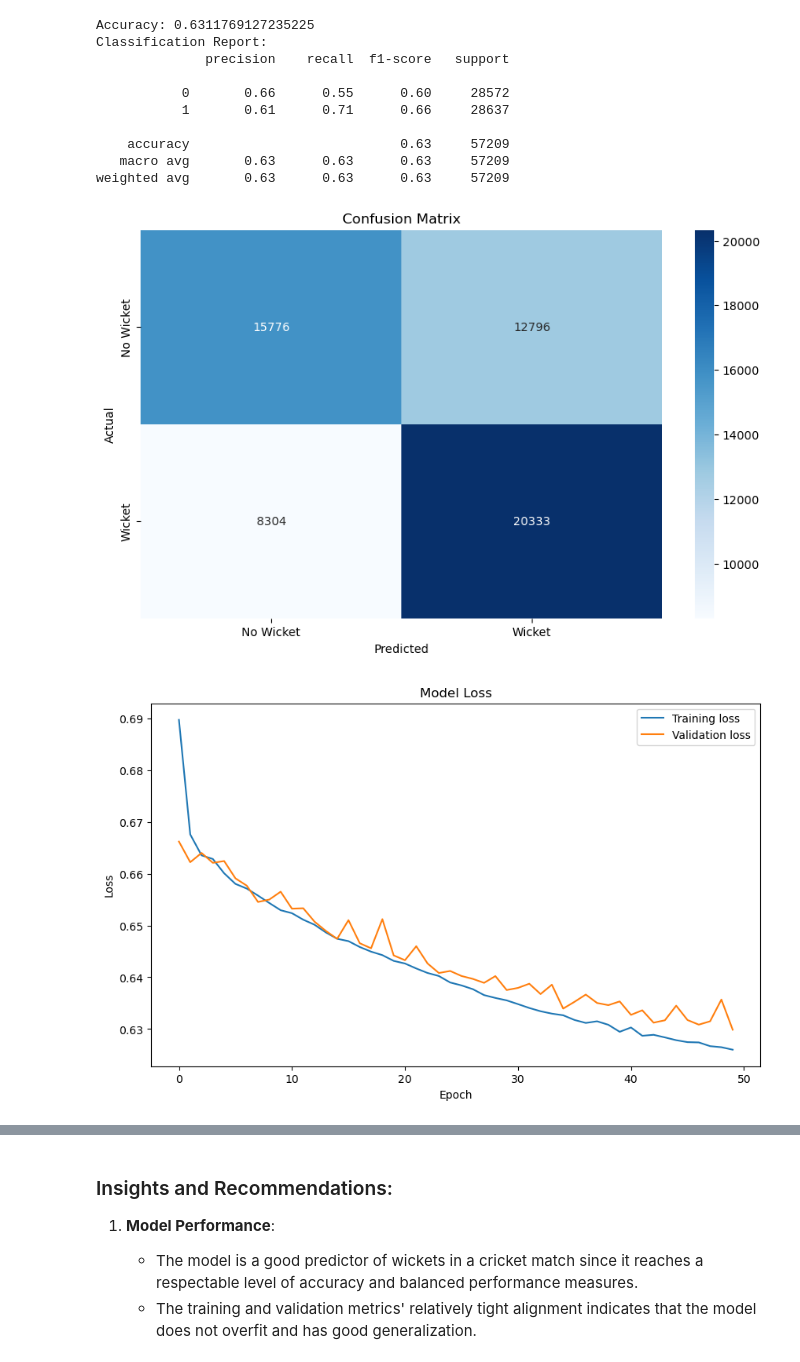
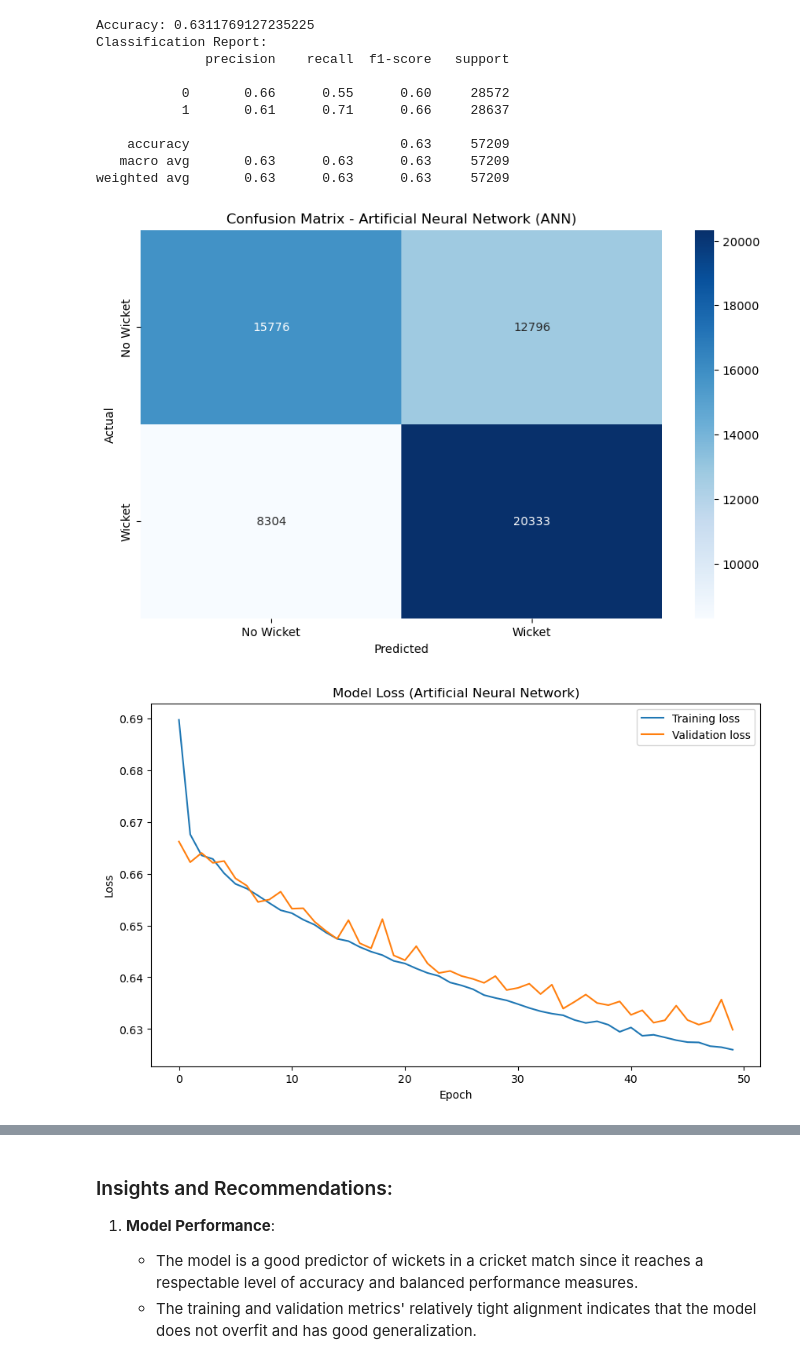
Before and after one commit to AjinkyaThokal/Cricket_Insights_with-AI-ML, a Jupyter notebook: Coding Files/Artificial Neural Network (ANN).ipynb, the cells around one changed output, grey strips where cells are left out. Saved outputs shown, nothing was run; the diff lists cells and outputs as text; code cells hidden in the pictures.

```diff
--- a/Coding Files/Artificial Neural Network (ANN).ipynb
+++ b/Coding Files/Artificial Neural Network (ANN).ipynb
@@ -158,26 +158,26 @@ weighted avg       0.63      0.63      0.63     57209
 # %%
 # Plot confusion matrix
 conf_matrix = confusion_matrix(y_test, y_pred)
 plt.figure(figsize=(10, 6))
 sns.heatmap(conf_matrix, annot=True, fmt='d', cmap='Blues', xticklabels=['No Wicket', 'Wicket'], yticklabels=['No Wicket', 'Wicket'])
-plt.title('Confusion Matrix')
+plt.title('Confusion Matrix - Artificial Neural Network (ANN)')
 plt.xlabel('Predicted')
 plt.ylabel('Actual')
 plt.show()
 # %% [output]
-[figure, old version]
+[figure, new version]
 # %%
 # Plot training & validation loss values
 plt.figure(figsize=(10, 6))
 plt.plot(history.history['loss'], label='Training loss')
 plt.plot(history.history['val_loss'], label='Validation loss')
-plt.title('Model Loss')
+plt.title('Model Loss (Artificial Neural Network)')
 plt.xlabel('Epoch')
 plt.ylabel('Loss')
 plt.legend()
 plt.show()
 # %% [output]
-[figure, old version]
+[figure, new version]
 # %%
 # Plot training & validation accuracy values
 plt.figure(figsize=(10, 6))
```
Also changed, not shown: parts of 2 cells of this notebook.
